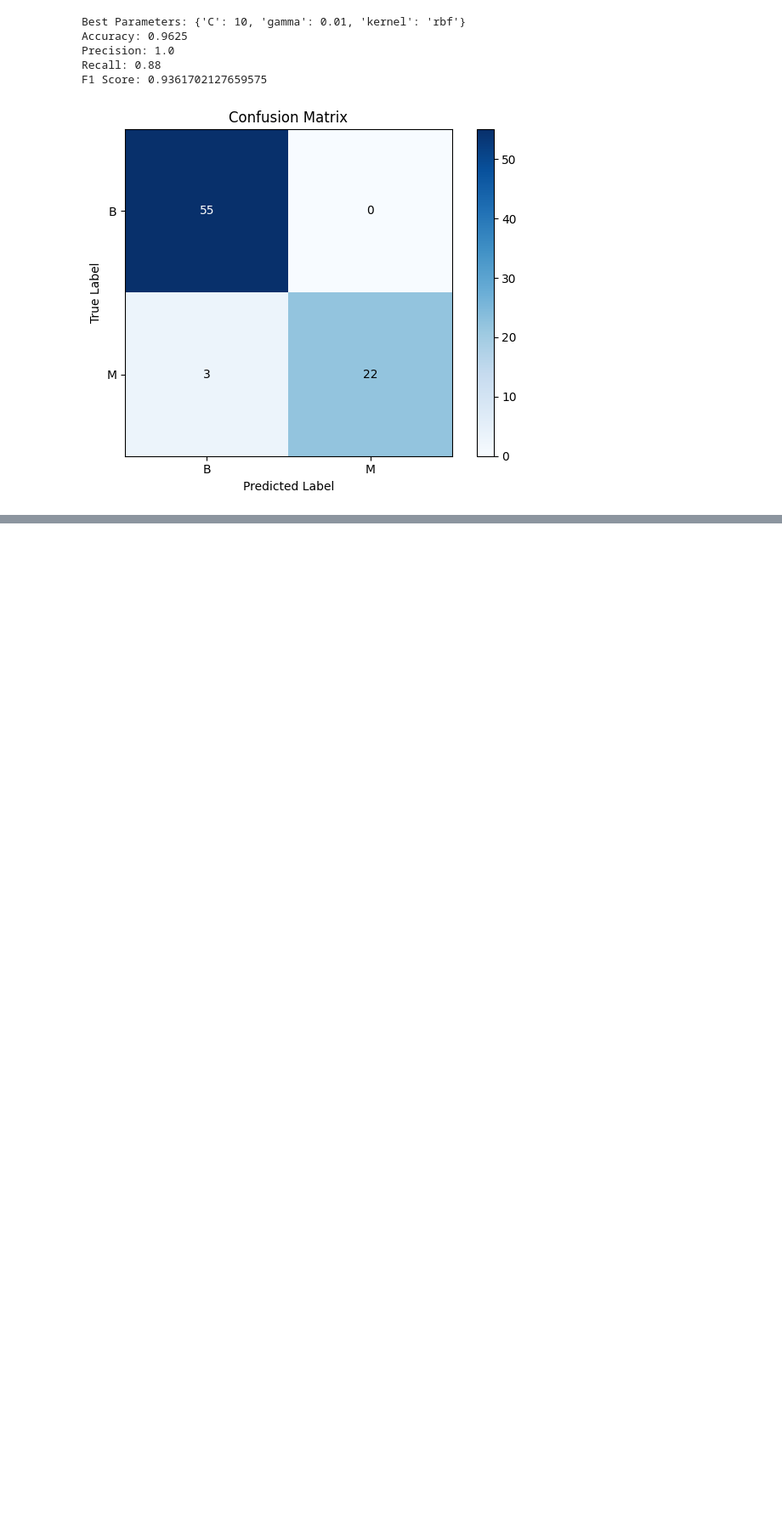
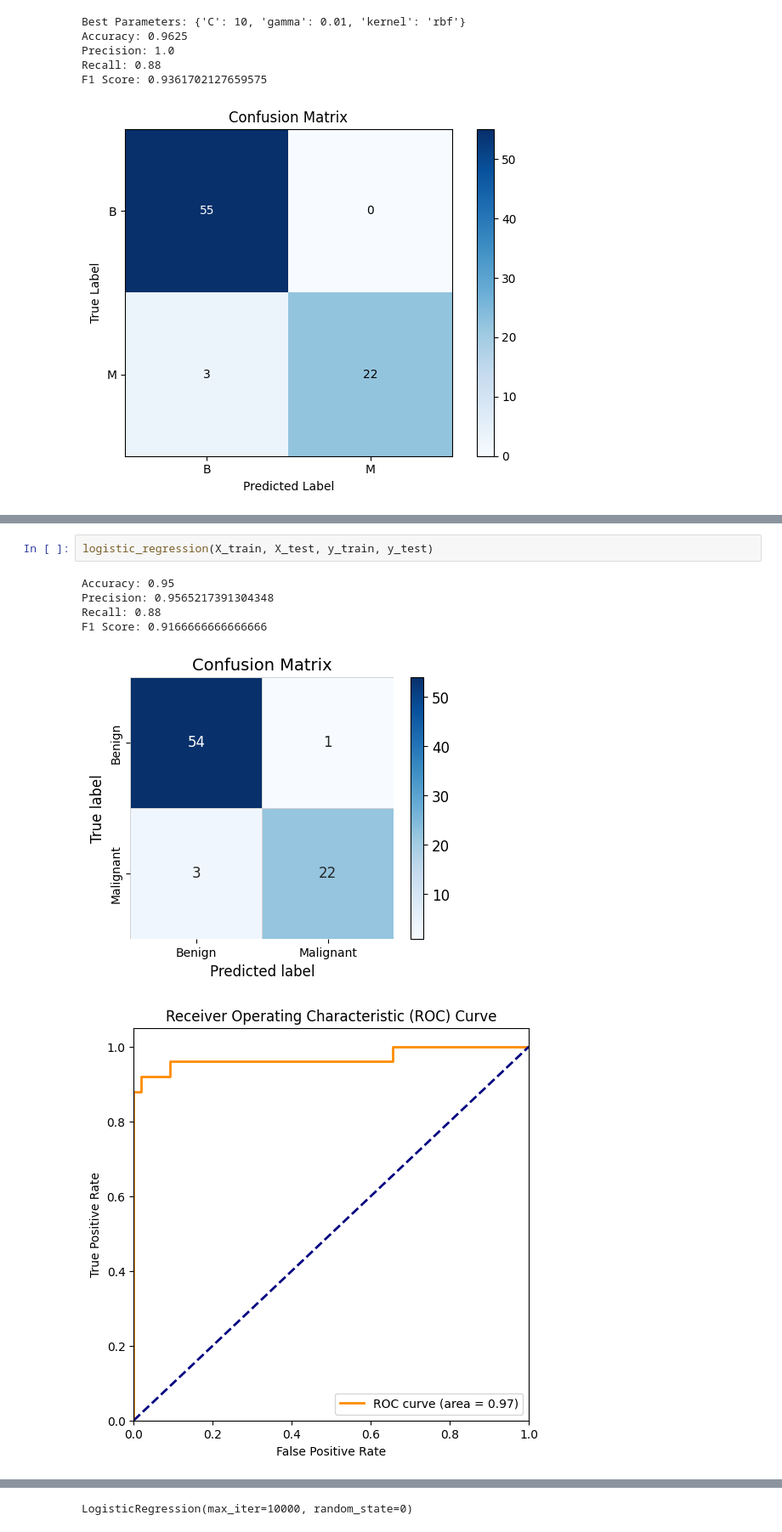
Before and after one commit to ZiadAssem/Breast-Cancer-Prediction, a Jupyter notebook: prediction.ipynb, the cells around one changed output, grey strips where cells are left out. Shown at 85% size. Drawn from its saved outputs; the diff is of its cells as text; blank space fills up the shorter version.

Commit message:
Logistic Regression

```diff
--- a/prediction.ipynb
+++ b/prediction.ipynb
@@ -590,0 +676,9 @@ F1 Score: 0.9361702127659575
+# %%
+logistic_regression(X_train, X_test, y_train, y_test)
+# %% [output]
+Accuracy: 0.95
+Precision: 0.9565217391304348
+Recall: 0.88
+F1 Score: 0.9166666666666666
+[figure, added]
+[figure, added]
@@ -590,0 +687 @@ F1 Score: 0.9361702127659575
+LogisticRegression(max_iter=10000, random_state=0)
```
Also changed, not shown: parts of 3 cells of this notebook.
